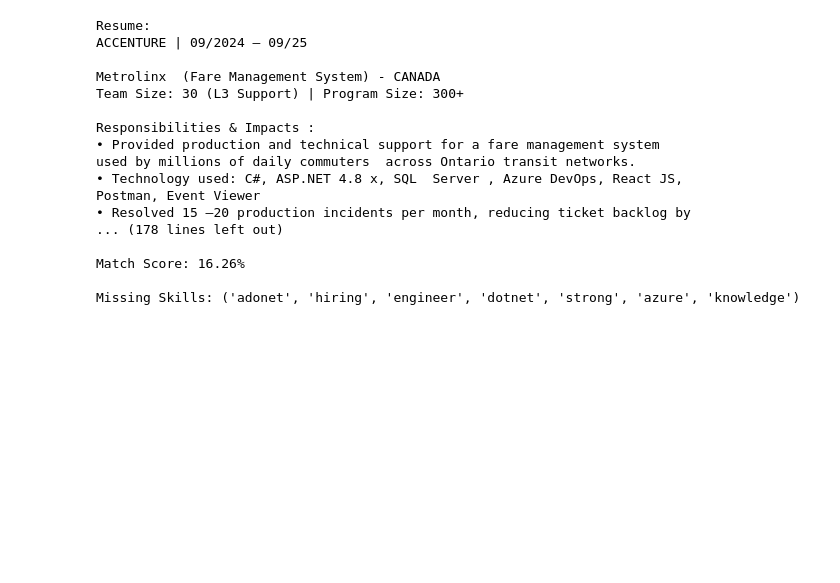
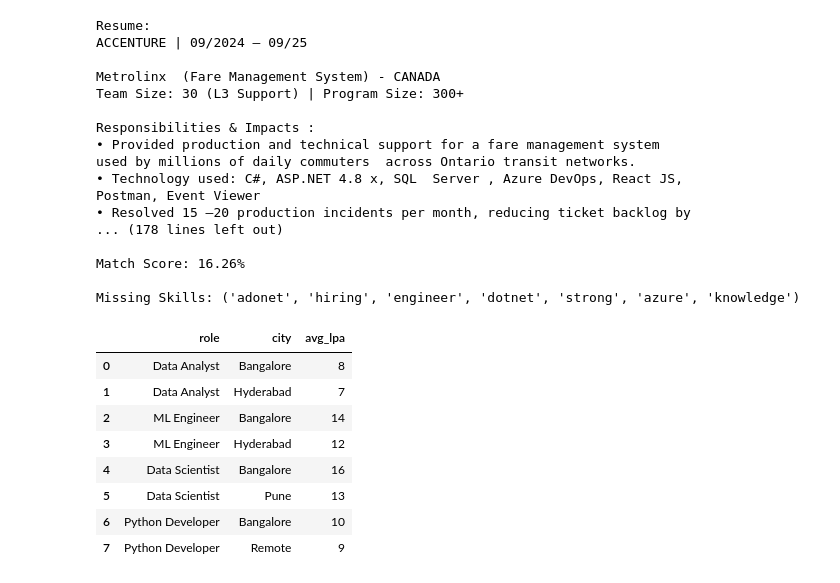
Before and after one commit to Sirisha-collab/Resume-Job-Match-Analytics, a Jupyter notebook: Resume_&_Job_Analytics.ipynb, the cells around one changed output. Cells and saved outputs as stored; diff of their text form; code cells hidden in the pictures; blank space fills up the shorter version.

```diff
--- a/Resume_&_Job_Analytics.ipynb
+++ b/Resume_&_Job_Analytics.ipynb
@@ -214,0 +217,30 @@ Missing Skills: ('adonet', 'hiring', 'engineer', 'dotnet', 'strong', 'azure', 'k
+# %%
+import pandas as pd
+
+salary_data = {
+    "role": [
+        "Data Analyst", "Data Analyst", "ML Engineer", "ML Engineer",
+        "Data Scientist", "Data Scientist", "Python Developer", "Python Developer"
+    ],
+    "city": [
+        "Bangalore", "Hyderabad", "Bangalore", "Hyderabad",
+        "Bangalore", "Pune", "Bangalore", "Remote"
+    ],
+    "avg_lpa": [
+        8, 7, 14, 12,
+        16, 13, 10, 9
+    ]
+}
+
+df_salary = pd.DataFrame(salary_data)
+df_salary
+# %% [output]
+|  | role | city | avg_lpa |
+| 0 | Data Analyst | Bangalore | 8 |
+| 1 | Data Analyst | Hyderabad | 7 |
+| 2 | ML Engineer | Bangalore | 14 |
+| 3 | ML Engineer | Hyderabad | 12 |
+| 4 | Data Scientist | Bangalore | 16 |
+| 5 | Data Scientist | Pune | 13 |
+| 6 | Python Developer | Bangalore | 10 |
+| 7 | Python Developer | Remote | 9 |
```
Also changed, not shown: parts of 19 cells of this notebook.
